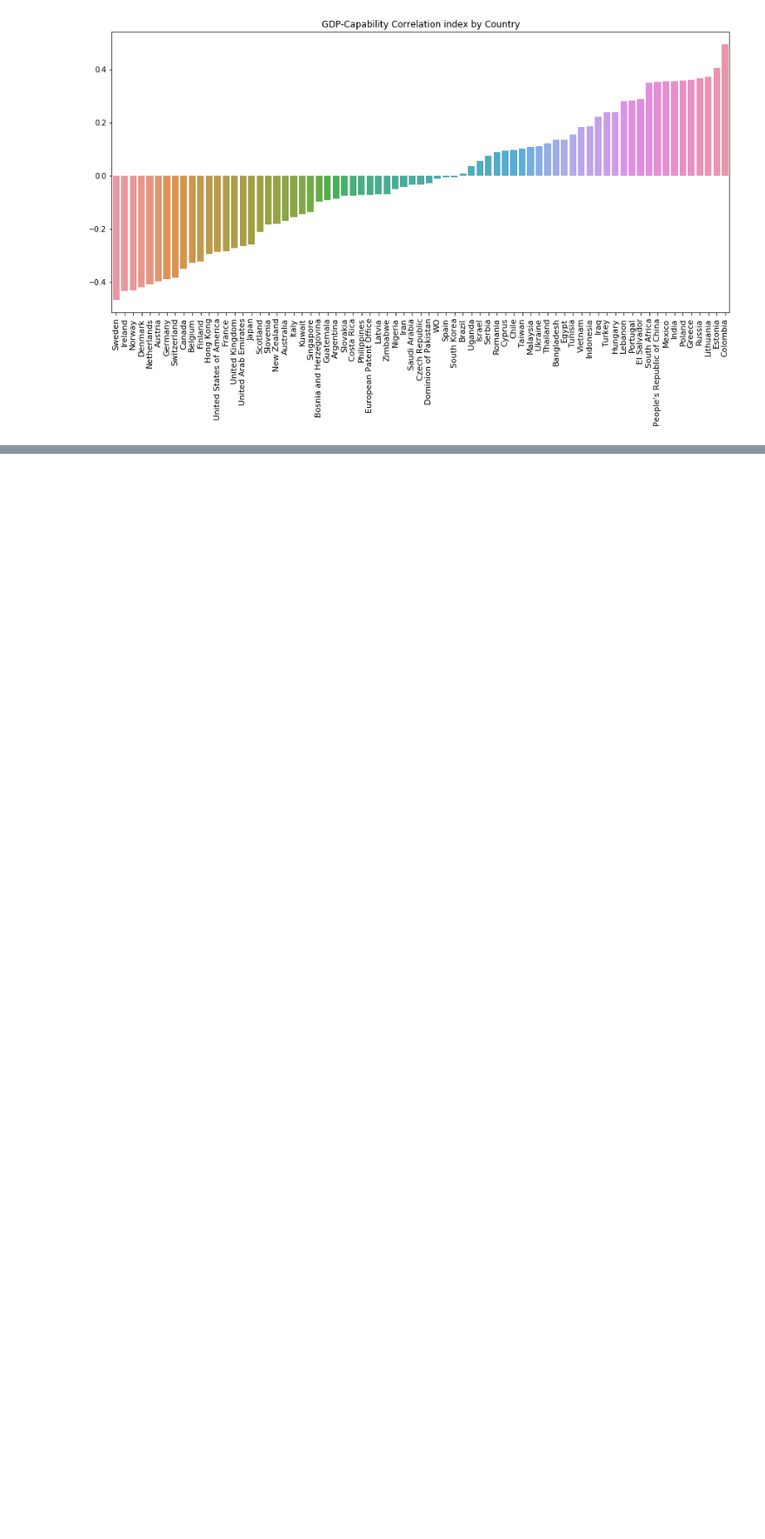
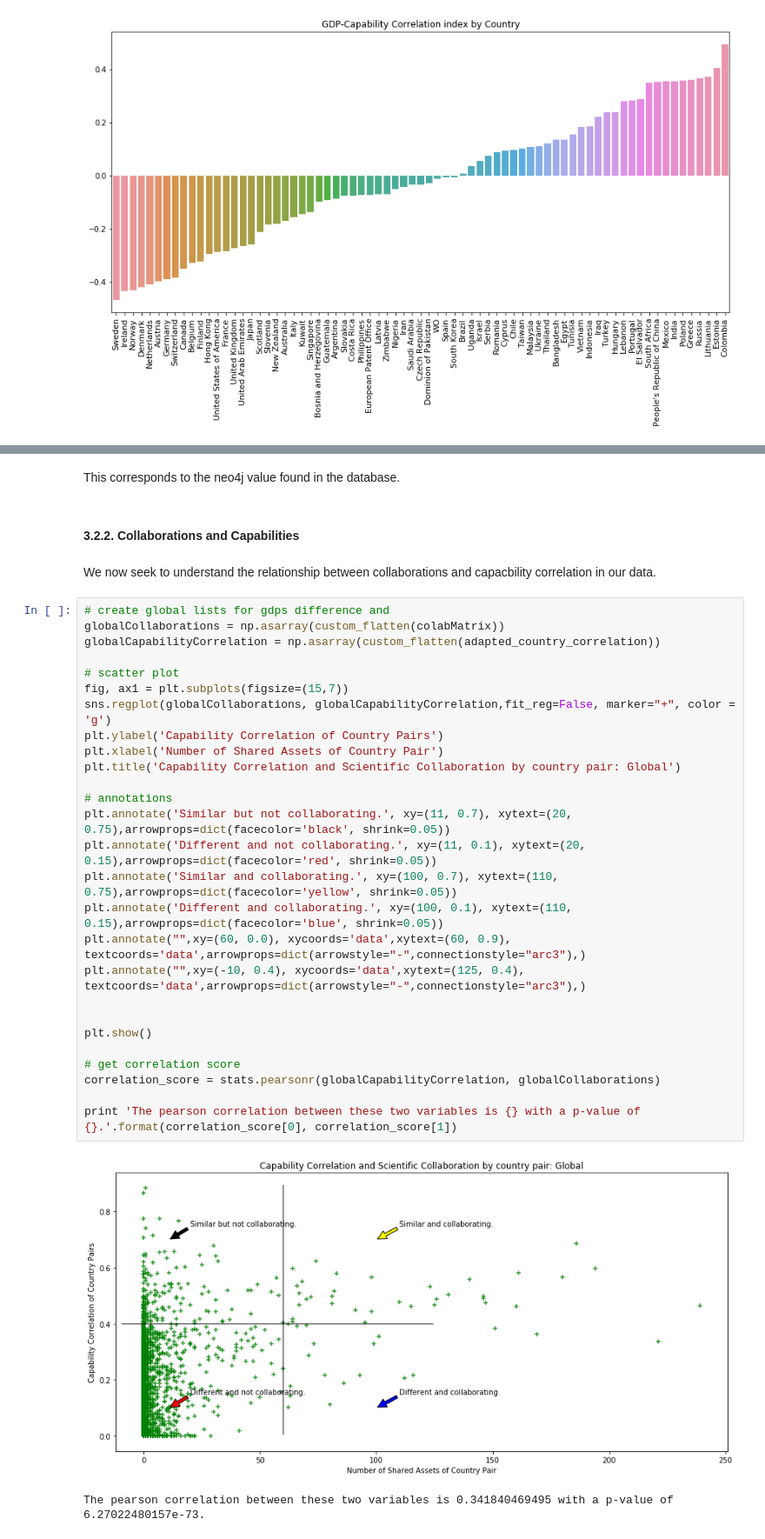
Before and after one commit to duarteocarmo/technological_capabilities, a Jupyter notebook: notebooks/2_1_Capability Correlations_Countries.ipynb, the cells around one changed output, grey strips where cells are left out. Shown at 87% size. Cells and saved outputs as stored; diff of their text form; blank space fills up the shorter version.

```diff
--- a/notebooks/2_1_Capability Correlations_Countries.ipynb
+++ b/notebooks/2_1_Capability Correlations_Countries.ipynb
@@ -763,0 +883,36 @@ plt.show()
+# %% [markdown]
+This corresponds to the neo4j value found in the database.
+# %% [markdown]
+#### 3.2.2. Collaborations and Capabilities <a class="anchor" id="three-two-two"></a>
+# %% [markdown]
+We now seek to understand the relationship between collaborations and capacbility correlation in our data.
+# %%
+# create global lists for gdps difference and
+globalCollaborations = np.asarray(custom_flatten(colabMatrix))
+globalCapabilityCorrelation = np.asarray(custom_flatten(adapted_country_correlation))
+
+# scatter plot
+fig, ax1 = plt.subplots(figsize=(15,7))
+sns.regplot(globalCollaborations, globalCapabilityCorrelation,fit_reg=False, marker="+", color = 'g')
+plt.ylabel('Capability Correlation of Country Pairs')
+plt.xlabel('Number of Shared Assets of Country Pair')
+plt.title('Capability Correlation and Scientific Collaboration by country pair: Global')
+
+# annotations
+plt.annotate('Similar but not collaborating.', xy=(11, 0.7), xytext=(20, 0.75),arrowprops=dict(facecolor='black', shrink=0.05))
+plt.annotate('Different and not collaborating.', xy=(11, 0.1), xytext=(20, 0.15),arrowprops=dict(facecolor='red', shrink=0.05))
+plt.annotate('Similar and collaborating.', xy=(100, 0.7), xytext=(110, 0.75),arrowprops=dict(facecolor='yellow', shrink=0.05))
+plt.annotate('Different and collaborating.', xy=(100, 0.1), xytext=(110, 0.15),arrowprops=dict(facecolor='blue', shrink=0.05))
+plt.annotate("",xy=(60, 0.0), xycoords='data',xytext=(60, 0.9), textcoords='data',arrowprops=dict(arrowstyle="-",connectionstyle="arc3"),)
+plt.annotate("",xy=(-10, 0.4), xycoords='data',xytext=(125, 0.4), textcoords='data',arrowprops=dict(arrowstyle="-",connectionstyle="arc3"),)
+
+
+plt.show()
+
+# get correlation score
+correlation_score = stats.pearsonr(globalCapabilityCorrelation, globalCollaborations)
+
+print 'The pearson correlation between these two variables is {} with a p-value of {}.'.format(correlation_score[0], correlation_score[1])
+# %% [output]
+[figure, added]
+The pearson correlation between these two variables is 0.341840469495 with a p-value of 6.27022480157e-73.
```
Also changed, not shown: parts of 22 cells of this notebook.
